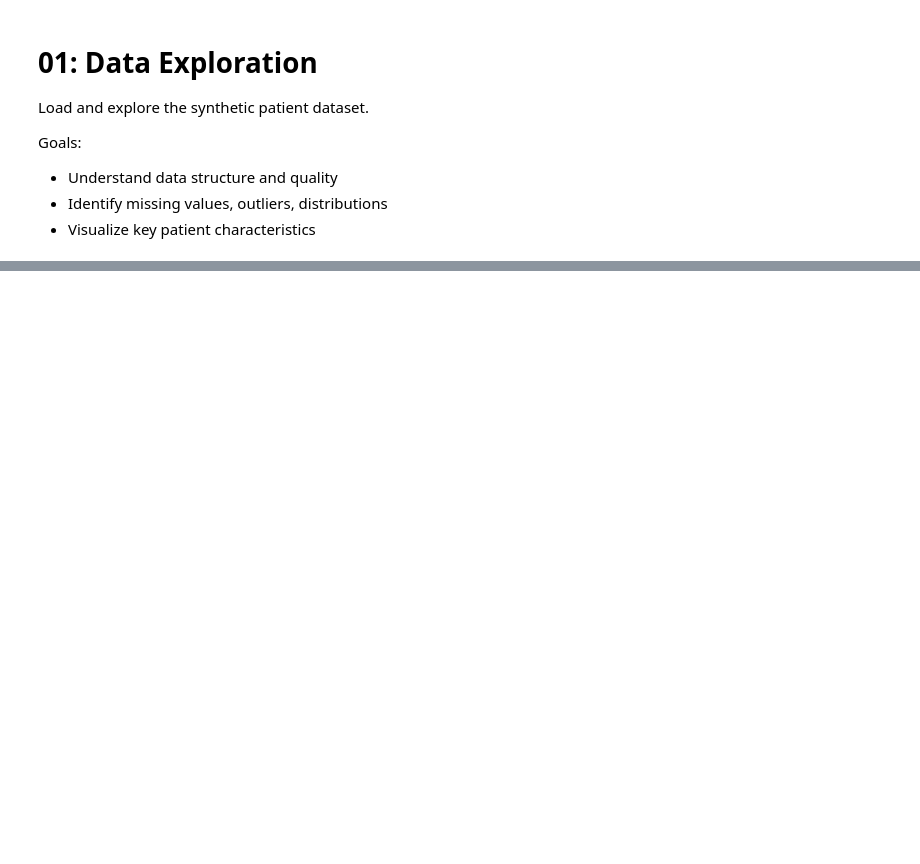
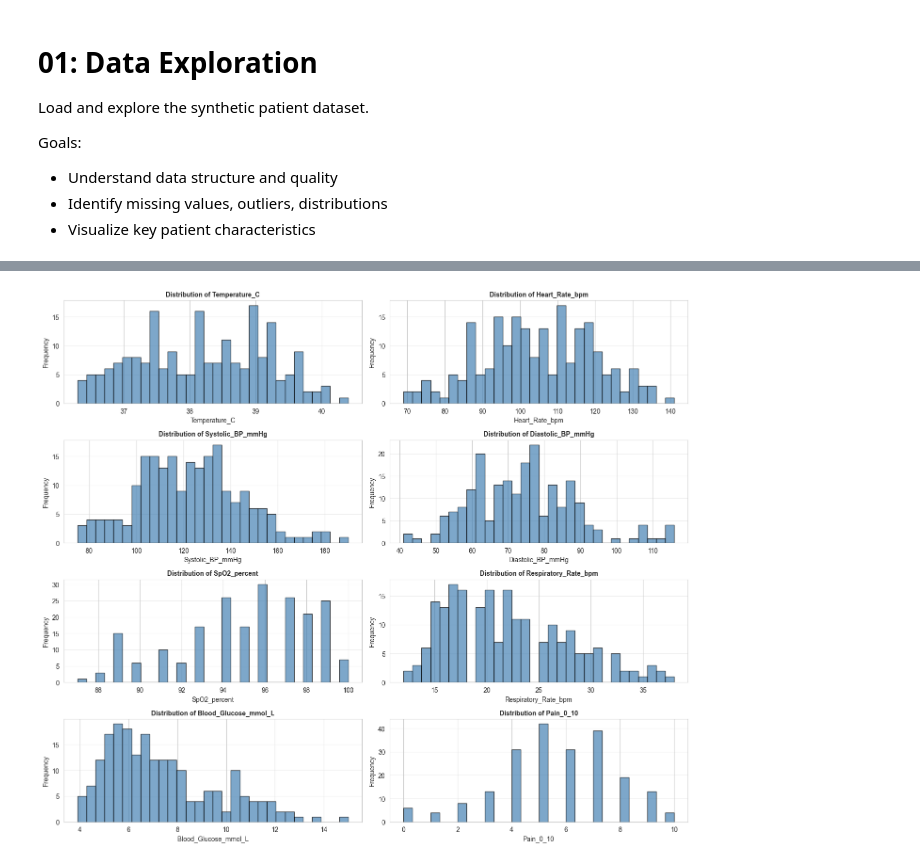
Before and after one commit to SrijanGupta65/Personal-Projects, a Jupyter notebook: AI-Pharmaceutical-Bioinformatics/notebooks/01_data_exploration.ipynb, the cells around one changed output, grey strips where cells are left out. Drawn from its saved outputs; the diff is of its cells as text; code cells hidden in the pictures; blank space fills up the shorter version.

```diff
--- a/AI-Pharmaceutical-Bioinformatics/notebooks/01_data_exploration.ipynb
+++ b/AI-Pharmaceutical-Bioinformatics/notebooks/01_data_exploration.ipynb
@@ -37,0 +19,6 @@ plt.rcParams['figure.figsize'] = (12, 6)
+# %%
+# Load data
+df = pd.read_excel('../data/raw/nurseassist_patient_dataset_210_rows.xlsx', sheet_name='Patient Dataset')
+print(f"Dataset loaded: {df.shape[0]} patients, {df.shape[1]} features")
+
+df.head()
@@ -37,0 +75,20 @@ plt.rcParams['figure.figsize'] = (12, 6)
+# %%
+# Explore vital signs distributions
+vital_signs = ['Temperature_C', 'Heart_Rate_bpm', 'Systolic_BP_mmHg',
+               'Diastolic_BP_mmHg', 'SpO2_percent', 'Respiratory_Rate_bpm',
+               'Blood_Glucose_mmol_L', 'Pain_0_10']
+
+fig, axes = plt.subplots(4, 2, figsize=(14, 12))
+axes = axes.flatten()
+
+for idx, vital in enumerate(vital_signs):
+    axes[idx].hist(df[vital], bins=30, color='steelblue', edgecolor='black', alpha=0.7)
+    axes[idx].set_title(f'Distribution of {vital}', fontsize=10, fontweight='bold')
+    axes[idx].set_xlabel(vital)
+    axes[idx].set_ylabel('Frequency')
+    axes[idx].grid(axis='y', alpha=0.3)
+
+plt.tight_layout()
+plt.show()
+# %% [output]
+[figure, added]
```
Also changed, not shown: parts of 11 cells of this notebook, 10 other files.
